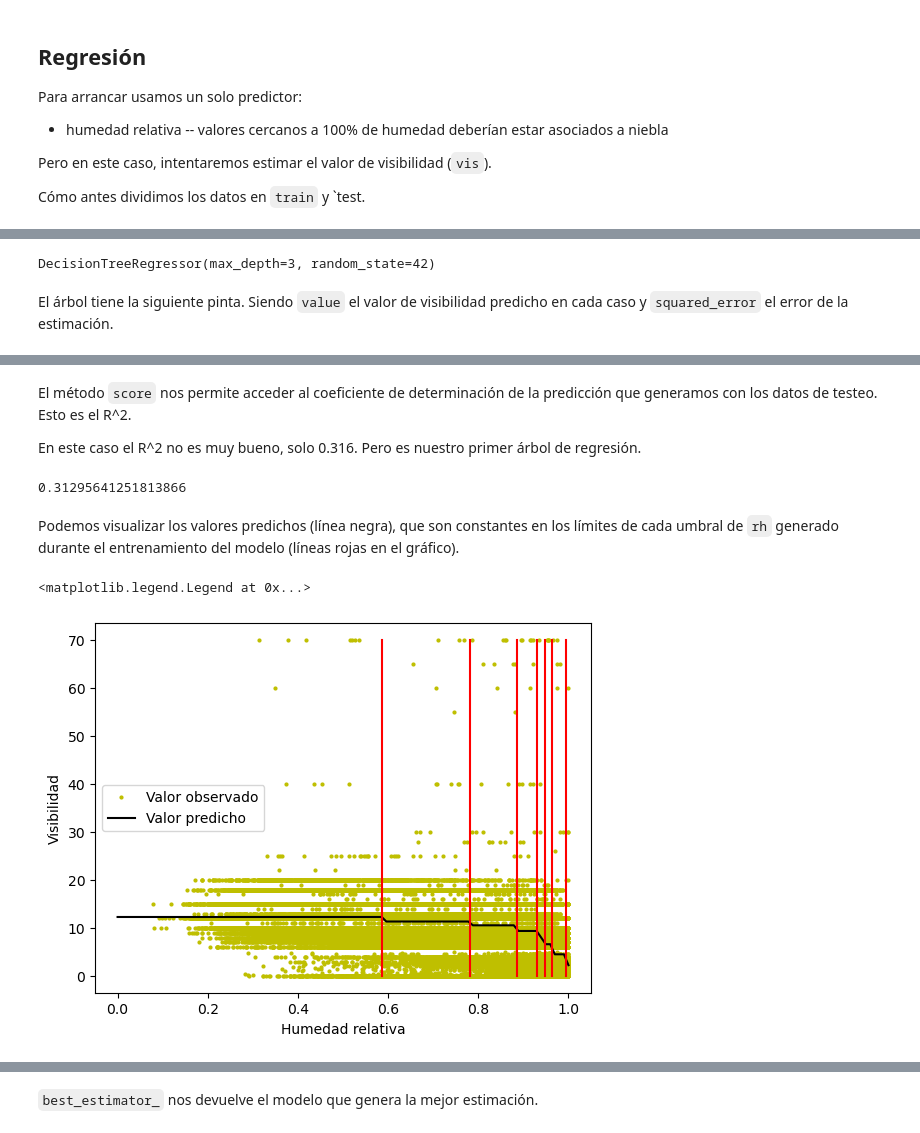
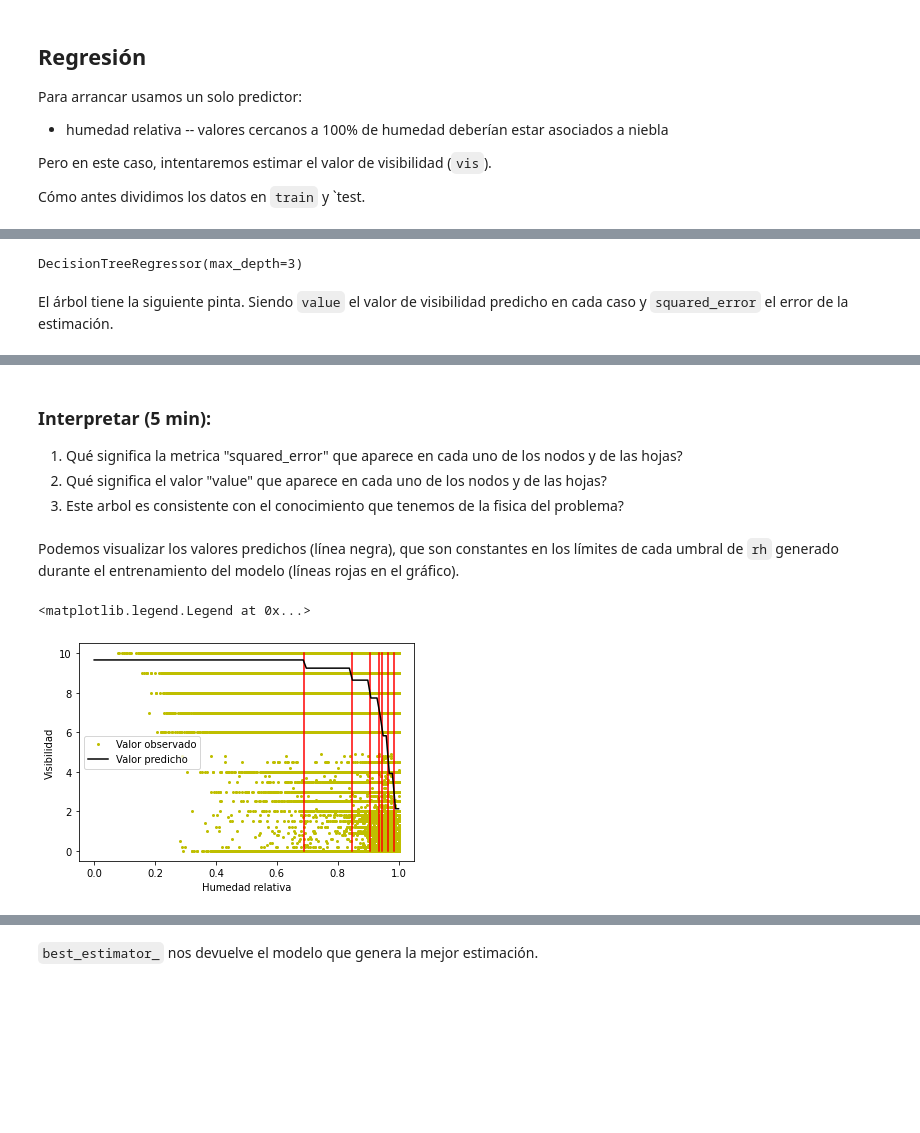
Before and after one commit to paocorrales/arboles_y_bosques, a Jupyter notebook: Scripts/02-arboles_niebla_regresion.ipynb, the cells around one changed output, grey strips where cells are left out. Cells and saved outputs as stored; diff of their text form; code cells hidden in the pictures; blank space fills up the shorter version.

```diff
--- a/Scripts/02-arboles_niebla_regresion.ipynb
+++ b/Scripts/02-arboles_niebla_regresion.ipynb
@@ -33,17 +33,39 @@ Pero en este caso, intentaremos estimar el valor de visibilidad (`vis`).
 
 Cómo antes dividimos los datos en `train` y `test.
 # %%
-# filtro datos faltantes
-not_missing = np.logical_and(data["rh"] != data["undef"],
-                             data["vis"] != data["undef"])
-
 predictores = ["rh"]
 
 # los datos deben estar en arrays
-x_values = np.array([data[x][not_missing] for x in predictores], dtype=object).transpose()
-y_values = data["vis"][not_missing]
+x_values = np.array([data[x] for x in predictores], dtype=object).transpose()
+y_values = data["vis"]
+
+#Removemos los datos faltantes
+missing_data = data['undef']
+print('El codigo de dato faltante es:',missing_data)
+#Generamos una mascara que es True para los valores en los que algun predictor es faltante
+#o bien el target es faltante.
+missing_data_mask = np.any( x_values == missing_data , axis = 1 )
+missing_data_mask[ y_values == missing_data ] = True
+
+
+x_values = x_values[ ~missing_data_mask ]
+y_values = y_values[ ~missing_data_mask ]
+
+#Ubicamos la visibilidad maxima en 10 km
+y_values[ y_values > 10.0 ] = 10.0
 
 # separamos los datos en entrenamiento (train) y testeo (testeo)
 x_train, x_test, y_train, y_test = train_test_split(x_values, y_values,
                                                     test_size = 0.2,
-                                                    random_state = 42)
+                                                    shuffle=False)
+
+#Graficamos el histograma de la visibilidad
+plt.figure()
+plt.hist( y_values , bins=15 , range=(np.min( y_values ), np.max( y_values ) ))
+plt.title('Histograma de la visibilidad')
+
+#Graficamos el histograma de los predictores
+for ii , my_pred in enumerate( predictores ) :
+   plt.figure()
+   plt.hist( x_values[:,ii] , bins=15 , range=(np.min( x_values[:,ii] ), np.max( x_values[:,ii] ) ))
+   plt.title('Histograma de ' + predictores[ii] )
@@ -50,8 +76,8 @@ x_train, x_test, y_train, y_test = train_test_split(x_values, y_values,
 # %%
-tree_reg = DecisionTreeRegressor(max_depth = 3, random_state = 42)
+tree_reg = DecisionTreeRegressor(max_depth = 3,splitter='best')
 tree_reg.fit(x_train, y_train)
 # %% [output]
-DecisionTreeRegressor(max_depth=3, random_state=42)
+DecisionTreeRegressor(max_depth=3)
 # %% [markdown]
 El árbol tiene la siguiente pinta. Siendo `value` el valor de visibilidad predicho en cada caso y `squared_error` el error de la estimación.
 # %%
@@ -65,31 +91,32 @@ export_graphviz(
 Source.from_file(IMAGES_PATH / "regression_tree.dot")
 # %% [output]
 [drawing not drawn]
-# %% [markdown]
-El método `score` nos permite acceder al coeficiente de determinación de la predicción que generamos con los datos de testeo. Esto es el R^2.
-
-En este caso el R^2 no es muy bueno, solo 0.316. Pero es nuestro primer árbol de regresión.
-# %%
-tree_reg.score(x_test, y_test)
-# %% [output]
-0.31295641251813866
+# %% [markdown]
+### Interpretar (5 min):
+
+1. Qué significa la metrica "squared_error" que aparece en cada uno de los nodos y de las hojas?
+2. Qué significa el valor "value" que aparece en cada uno de los nodos y de las hojas?
+3. Este arbol es consistente con el conocimiento que tenemos de la fisica del problema?
 # %% [markdown]
 Podemos visualizar los valores predichos (línea negra), que son constantes en los límites de cada umbral de `rh` generado durante el entrenamiento del modelo (líneas rojas en el gráfico).
 # %%
+tree_reg = DecisionTreeRegressor(max_depth = 3,splitter='best')
+tree_reg.fit(x_train, y_train)
+
 th = tree_reg.tree_.threshold[tree_reg.tree_.threshold != -2.]
 
 x1 = np.linspace(0, 1, 100).reshape(-1, 1)
 y_pred = tree_reg.predict(x1)
 
 
 plt.figure()
 plt.plot(x_values, y_values, "yo", markersize = 2, label = "Valor observado")
+for t in th:
+    plt.plot([t, t], [np.min( y_values ), np.max( y_values )], "r-")
 plt.plot(x1, y_pred, "k-", label = "Valor predicho")
-for t in th:
-    plt.plot([t, t], [0, 70], "r-")
 plt.xlabel("Humedad relativa")
 plt.ylabel("Visibilidad")
 plt.legend()
 # %% [output]
 <matplotlib.legend.Legend at 0x...>
-[figure, old version]
+[figure, new version]
```
Also changed, not shown: parts of 34 cells of this notebook.
